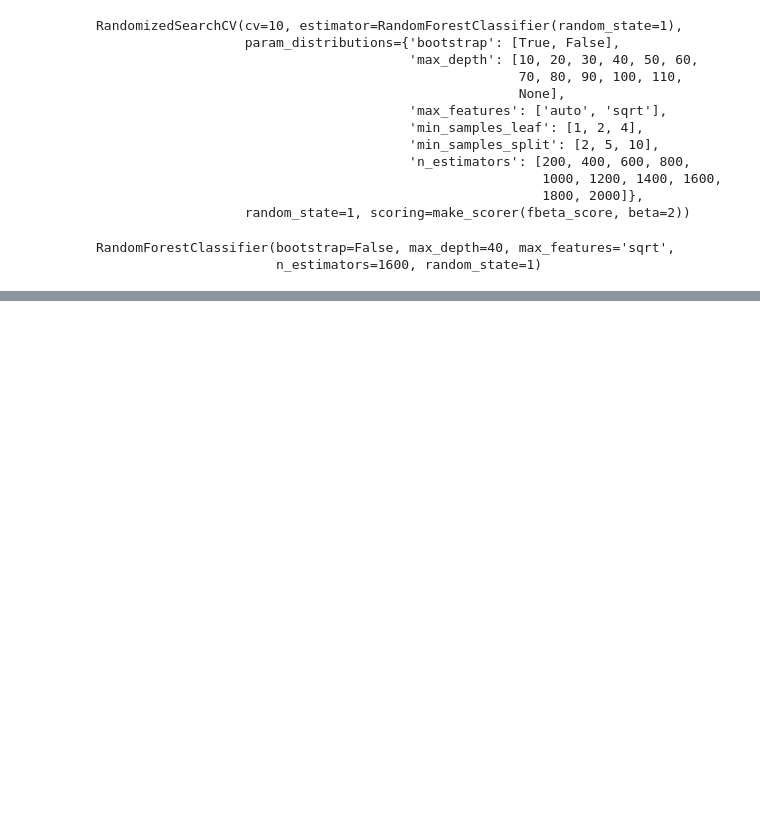
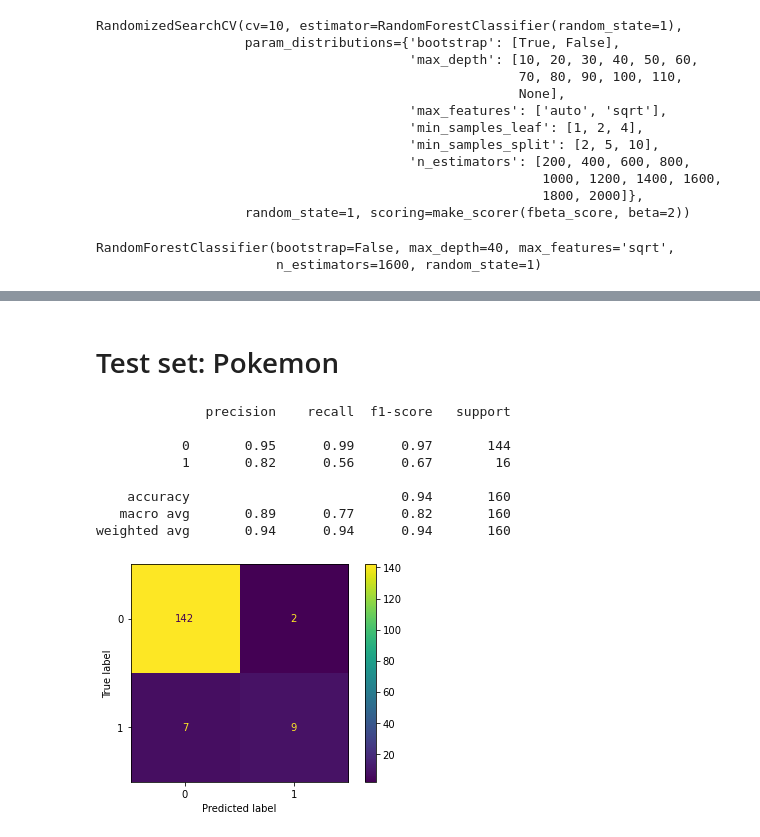
Before and after one commit to tuatalok/Pokemon_classification, a Jupyter notebook: notebook.ipynb, the cells around one changed output, grey strips where cells are left out. Drawn from its saved outputs; the diff is of its cells as text; code cells hidden in the pictures; blank space fills up the shorter version.

```diff
--- a/notebook.ipynb
+++ b/notebook.ipynb
@@ -424,6 +424,9 @@ train , test = train_test_split(df_m, test_size=0.2, random_state=21)
 X = train.drop(columns=['label'])
 y = train.label
 X_train , X_valid, y_train, y_valid = train_test_split(X, y, test_size=0.2, random_state=21)
+
+X_test = test.drop(columns=['label'])
+y_test = test.label
 # %% [markdown]
 # Rule Base
 # %%
@@ -669,0 +670,17 @@ pd.DataFrame(rf_bh.feature_importances_, X_train.columns,columns=['weight']).sor
+# %% [markdown]
+# Test set: Pokemon
+# %%
+y_pred_test = rf_h.predict(X_test)
+
+plot_confusion_matrix(rf_h, X_test, y_test)
+print(classification_report(y_test,y_pred_test))
+# %% [output]
+              precision    recall  f1-score   support
+
+           0       0.95      0.99      0.97       144
+           1       0.82      0.56      0.67        16
+
+    accuracy                           0.94       160
+   macro avg       0.89      0.77      0.82       160
+weighted avg       0.94      0.94      0.94       160
+[figure, added]
```
Also changed, not shown: parts of 5 cells of this notebook.
